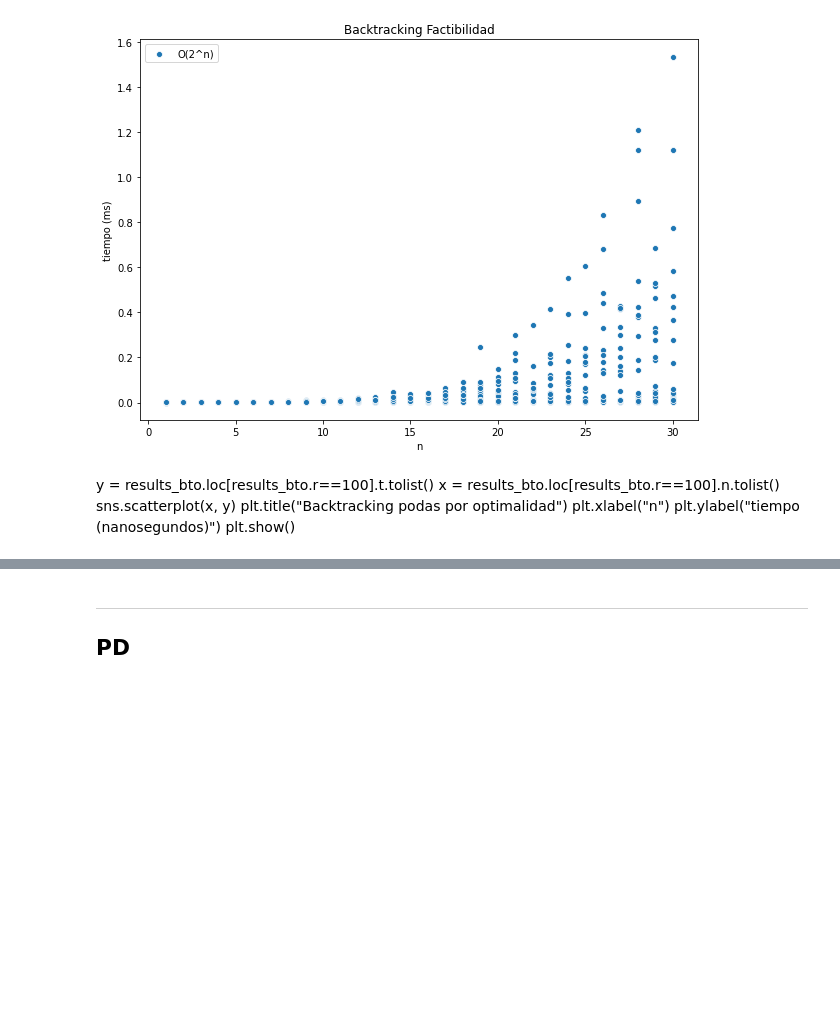
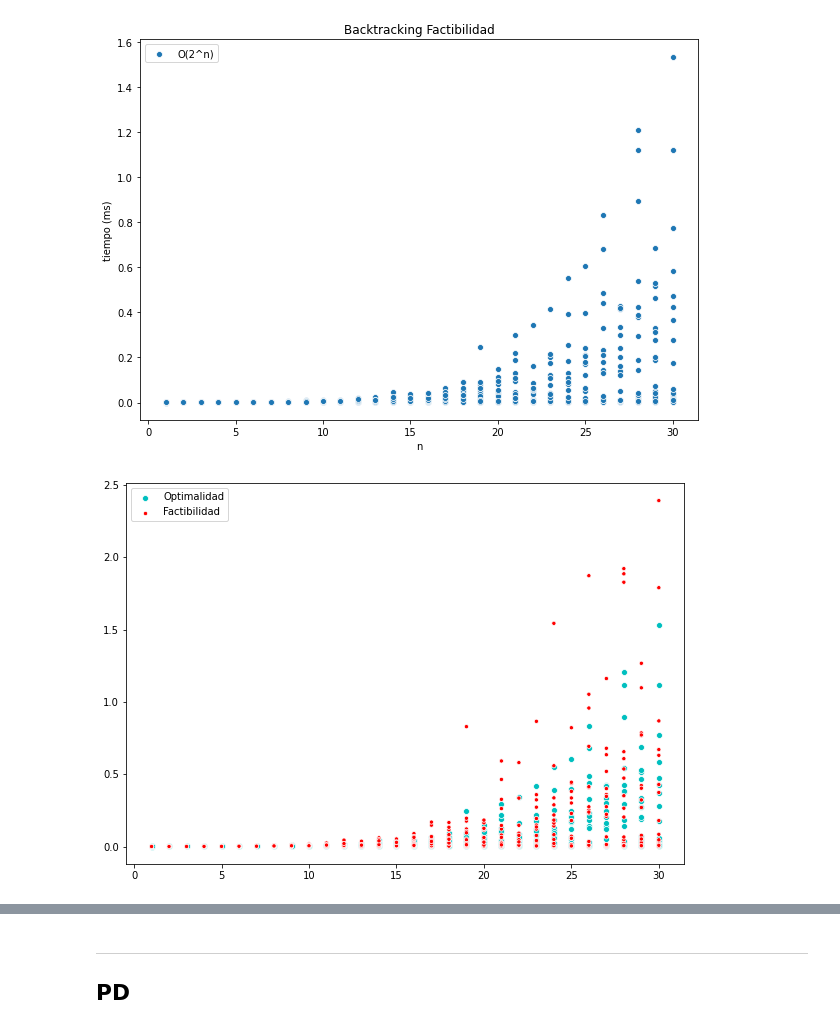
Before and after one commit to pablolp99/tp1-algo3, a Jupyter notebook: tp1-ayed3-notebook.ipynb, the cells around one changed output, grey strips where cells are left out. Cells and saved outputs as stored; diff of their text form; code cells hidden in the pictures; blank space fills up the shorter version.

```diff
--- a/tp1-ayed3-notebook.ipynb
+++ b/tp1-ayed3-notebook.ipynb
@@ -79,7 +99,7 @@ fig_fb = sns.scatterplot(results_fb['ms'], results_fb['n'], alpha=0.5)
 ## BTF
 # %%
 results_btf = pd.read_csv('resultados/results_btf.txt', delimiter=' ')
-results_btf['esperado'] = (2 ** results_btf['n']) * 0.03/1000000
+results_btf['esperado'] = (2 ** results_btf['n']) * 0.000000005
 results_btf['ms'] = results_btf['t'] / 1000000
 # %%
 y = results_btf.ms.tolist()
@@ -125,11 +134,17 @@ fig_fb.set(title="Backtracking Factibilidad", xlabel='n', ylabel='tiempo (ms)')
  Text(0.5, 0, 'n'),
  Text(0.5, 1.0, 'Backtracking Factibilidad')]
 [figure]
-# %% [markdown]
-y = results_bto.loc[results_bto.r==100].t.tolist()
-x = results_bto.loc[results_bto.r==100].n.tolist()
-sns.scatterplot(x, y)
-plt.title("Backtracking podas por optimalidad")
-plt.xlabel("n")
-plt.ylabel("tiempo (nanosegundos)")
-plt.show()
+# %%
+y_bto = results_bto.ms.tolist()
+x_bto = results_bto.n.tolist()
+y_btf = results_btf.ms.tolist()
+x_btf = results_btf.n.tolist()
+plt.figure(figsize=(10, 7))
+fig_fb = sns.scatterplot(x_bto, y_bto, alpha=1, color='c')
+fig_fb = sns.scatterplot(x_btf, y_btf, alpha=1, color='r',size=pd.Series([100 for i in range(0,len(x_btf))]))
+# fig_fb = sns.lineplot(data=results_bto, x='n', y='esperado', color="orange")
+fig_fb.legend(labels=['Optimalidad','Factibilidad'])
+plt.savefig('img/bt_comp_both')
+# fig_fb.set(title="Backtracking Factibilidad", xlabel='n', ylabel='tiempo (ms)')
+# %% [output]
+[figure, added]
```
Also changed, not shown: parts of 26 cells of this notebook, 16 other files.
